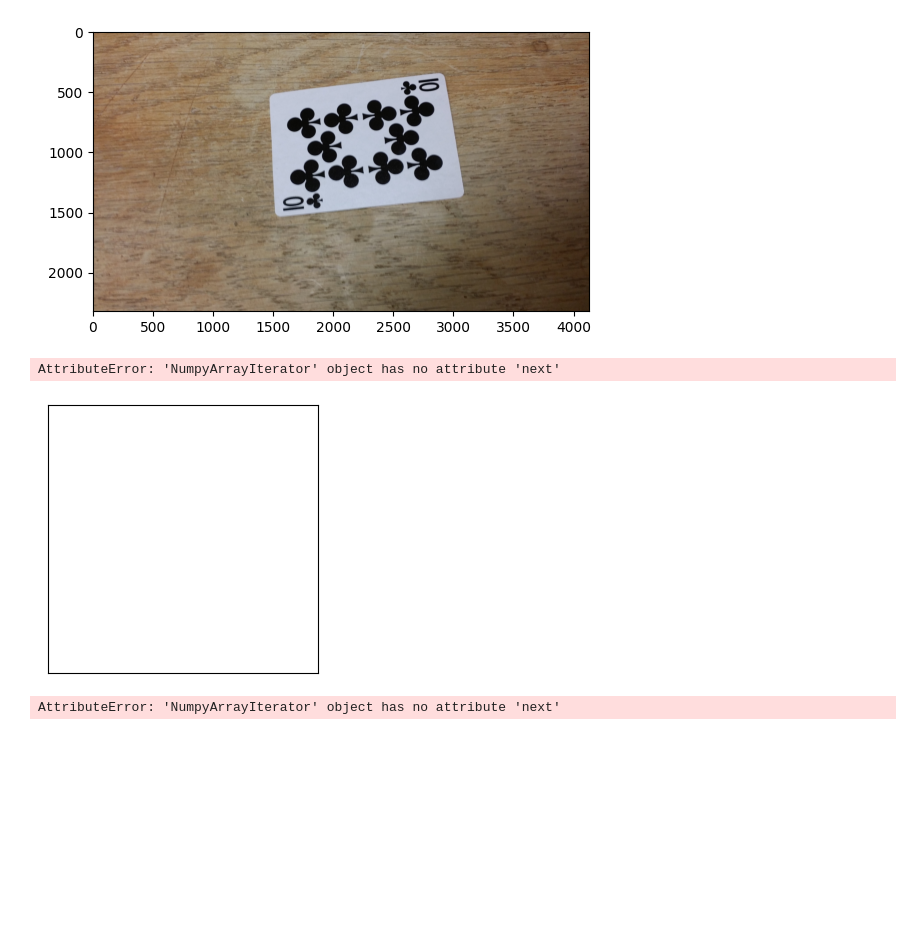
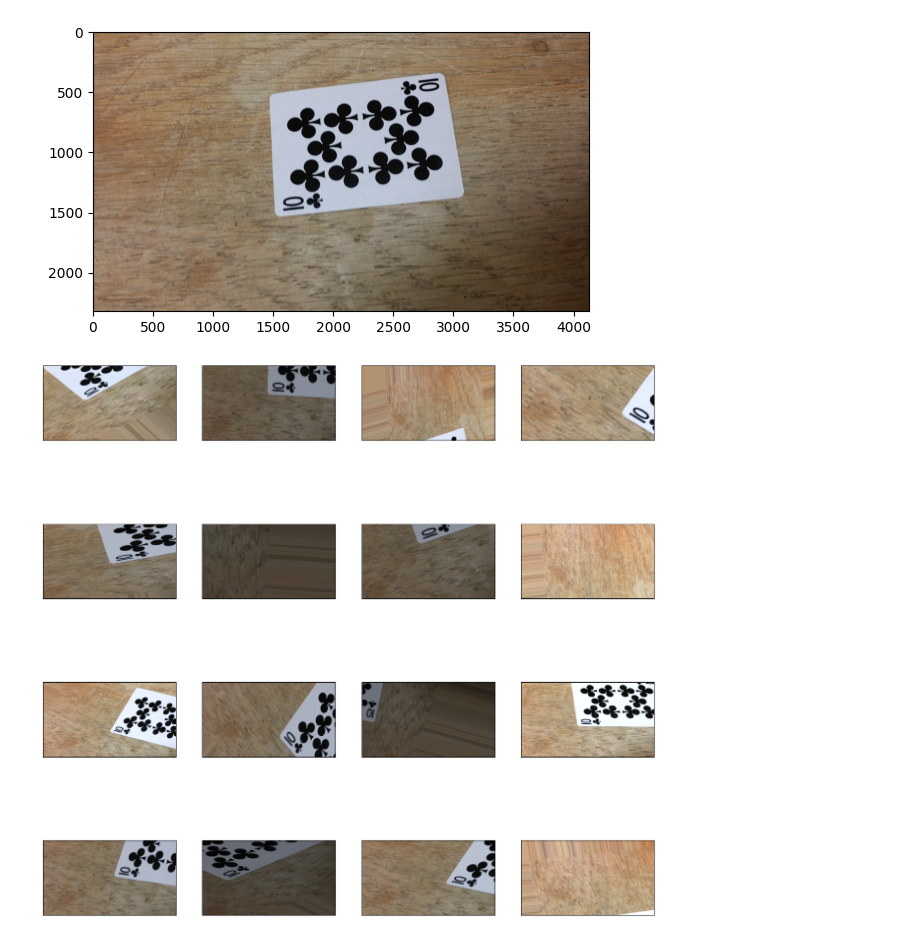
Before and after one commit to Taxzero/playingCardDetection, a Jupyter notebook: playingCardDetection.ipynb, the cells around one changed output. Saved outputs shown, nothing was run; the diff lists cells and outputs as text; code cells hidden in the pictures; blank space fills up the shorter version.

Commit message:
'error-dell'

```diff
--- a/playingCardDetection.ipynb
+++ b/playingCardDetection.ipynb
@@ -26,19 +26,18 @@ show()
 # %%
 data_generator = ImageDataGenerator(rotation_range=90, brightness_range=(0.5, 1.5), shear_range=15.0, zoom_range=[.3, .8])
 data_generator.fit(images)
 image_iterator = data_generator.flow(images)
 
 plt.figure(figsize=(16,16))
 for i in range(16):
     plt.subplot(4,4,i+1)
     plt.xticks([])
     plt.yticks([])
     plt.grid(False)
-    plt.imshow(image_iterator.next()[0].astype('int'))
+    plt.imshow(next(image_iterator)[0].astype('int'))
 plt.show()
 # %% [output]
-AttributeError: 'NumpyArrayIterator' object has no attribute 'next'
-[figure, old version]
+[figure, new version]
 # %%
 
 data=[]
@@ -54,12 +53,10 @@ for i, img in tqdm(enumerate(os.listdir('C:/Users/syoun/repos/detection/playing-
     image_iterator = data_generator.flow(imgs)
 
     for x in range(750):
-        img_transformed=image_iterator.next()[0].astype('int')/255
+        img_transformed=next(image_iterator)[0].astype('int') / 255
         data.append([img_transformed, label])
 
 shuffle(data)
-# %% [output]
-AttributeError: 'NumpyArrayIterator' object has no attribute 'next'
 # %%
 np.save('C:/Users/syoun/repos/detection/data.npy', data)
 # %%
```
